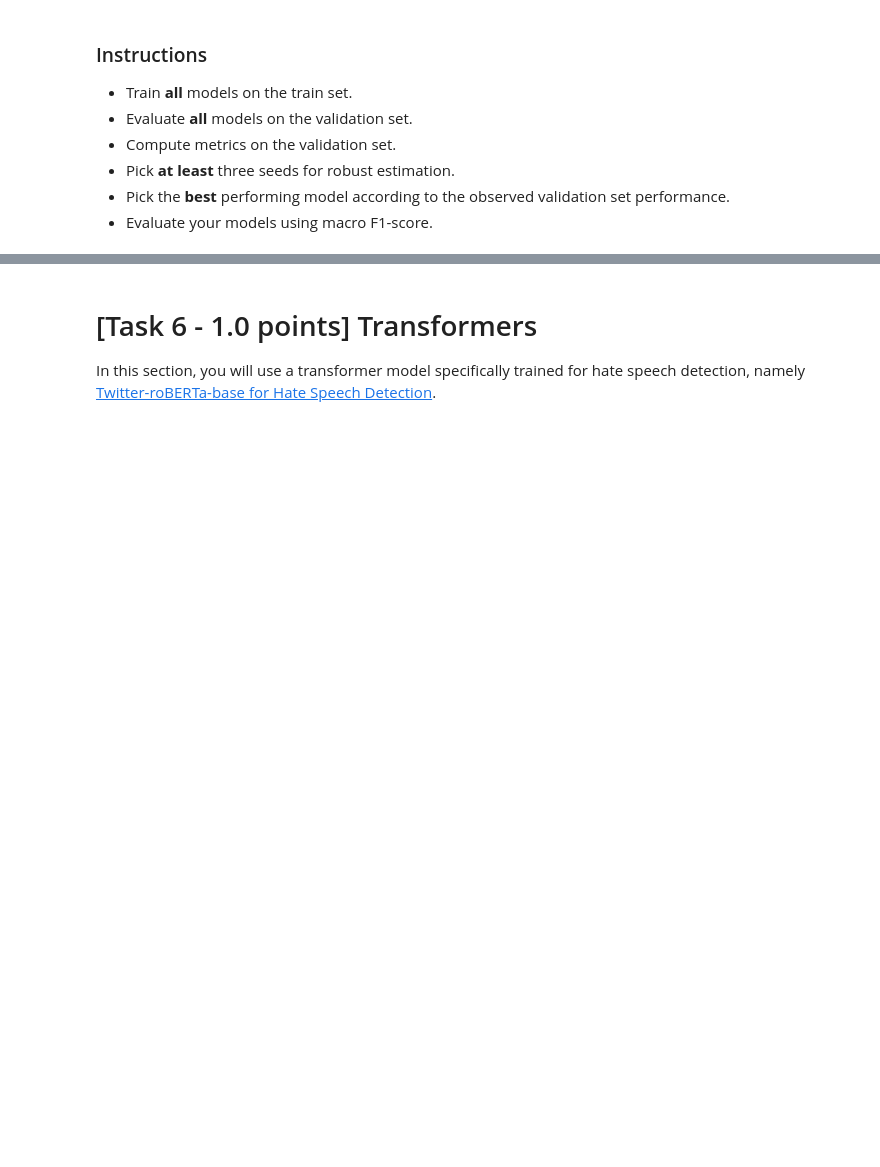
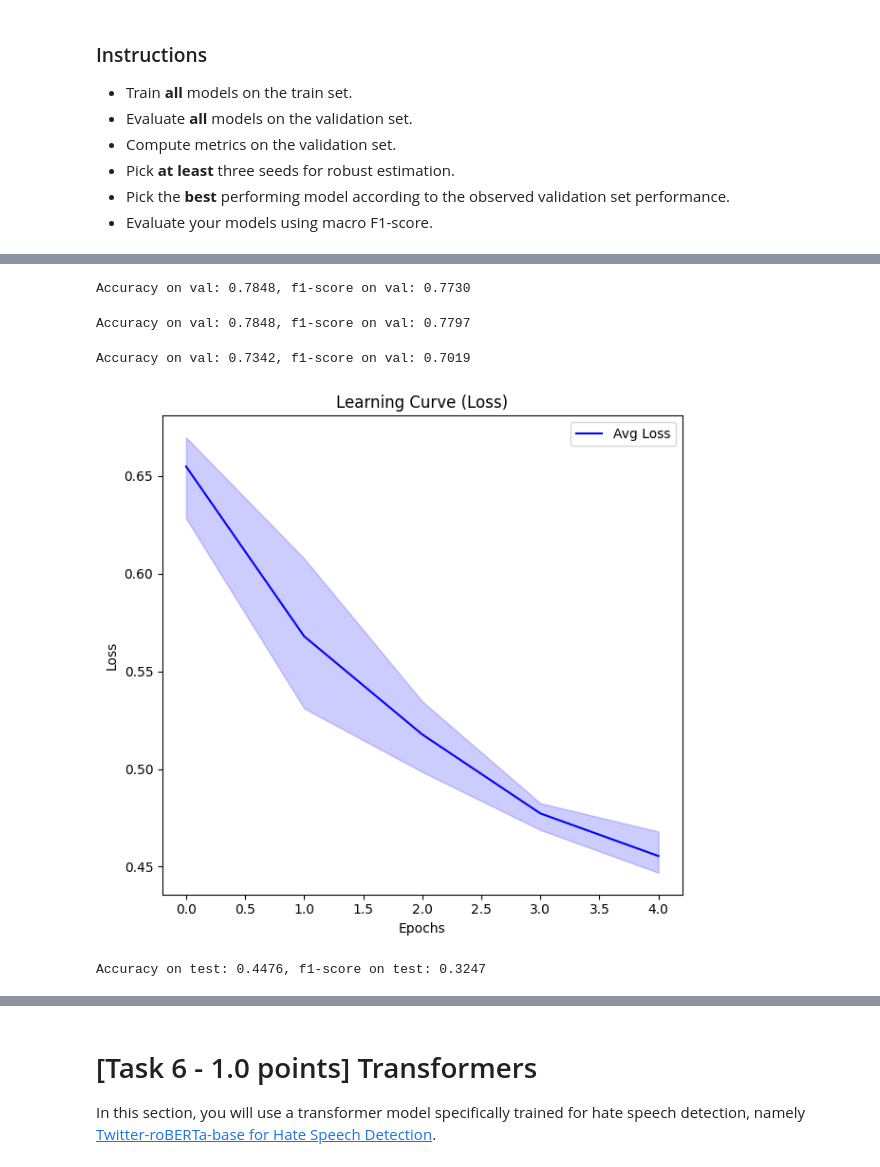
Before and after one commit to tancredibosi/nlp-assignments, a Jupyter notebook: Assignment1_2425.ipynb, the cells around one changed output, grey strips where cells are left out. Saved outputs shown, nothing was run; the diff lists cells and outputs as text; code cells hidden in the pictures; blank space fills up the shorter version.

```diff
--- a/Assignment1_2425.ipynb
+++ b/Assignment1_2425.ipynb
@@ -643,14 +703,8 @@ class Trainer:
 # %%
-num_seeds = 3
-# train with various seed
-for seed in range(num_seeds):
-    baseline_model = BiLSTMModel(input_size, hidden_size, num_layers, output_size)
-    baseline_trainer = Trainer(model=baseline_model, num_epochs=30, batch_size=32, learning_rate=0.001, seed=seed)
-    baseline_trainer.train(train_df_embedded)
-    accuracy, f1 = baseline_trainer.test(validation_df_embedded)
-    print("On Val:")
-    print(f"Accuracy: {accuracy:.4f}, f1_score: {f1:.4f}")
-    accuracy, f1 = baseline_trainer.test(test_df_embedded)
-    print("On Test:")
-    print(f"Accuracy: {accuracy:.4f}, f1_score: {f1:.4f}", end='\n\n')
+baseline_trainer = Trainer(model=baseline_model, num_epochs=5, batch_size=32, learning_rate=0.001)
+
+baseline_trainer.train_and_evaluate_multiple_seeds(train_df_embedded, validation_df_embedded, num_seeds=3)
+
+accuracy, f1 = baseline_trainer.test(test_df_embedded)
+print(f"Accuracy on test: {accuracy:.4f}, f1-score on test: {f1:.4f}", end="\n\n")
 # %% [output]
@@ -673,0 +714,5 @@ Accuracy: 0.7552, f1_score: 0.7482
+Accuracy on val: 0.7848, f1-score on val: 0.7730
+Accuracy on val: 0.7848, f1-score on val: 0.7797
+Accuracy on val: 0.7342, f1-score on val: 0.7019
+[figure, added]
+Accuracy on test: 0.4476, f1-score on test: 0.3247
```
Also changed, not shown: parts of 19 cells of this notebook.
